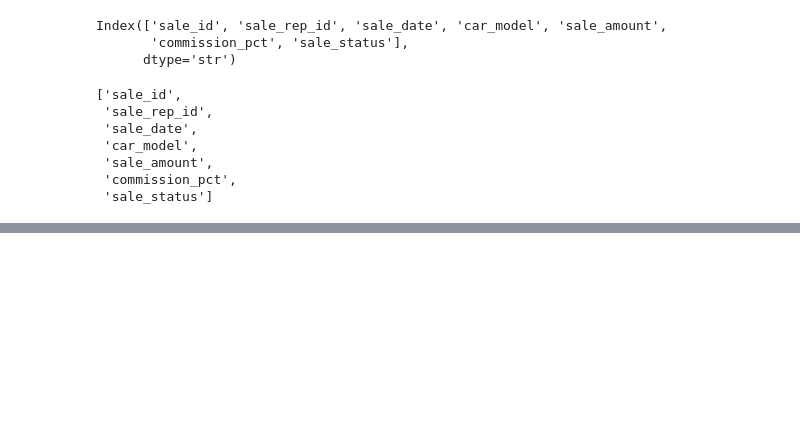
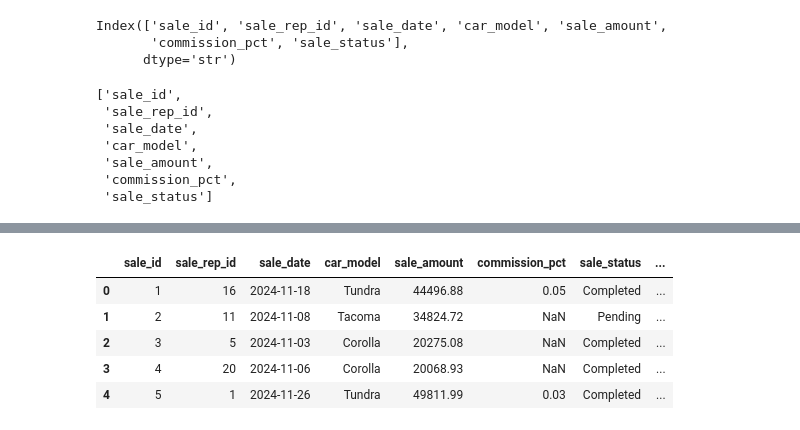
Before and after one commit to JoshiNirdesh/Learn-Python, a Jupyter notebook: pandas/pan.ipynb, the cells around one changed output, grey strips where cells are left out. Drawn from its saved outputs; the diff is of its cells as text; code cells hidden in the pictures; blank space fills up the shorter version.

Commit message:
delimiter header name

```diff
--- a/pandas/pan.ipynb
+++ b/pandas/pan.ipynb
@@ -77,0 +113,15 @@ toyata_data.columns.to_list()
+# %%
+toyata_data = pd.read_csv("data-main/car_sales/toyota_sales_data_no_header.csv",
+                          delimiter=',',
+                          header=None,
+                          names=["sale_id","sale_rep_id","sale_date","car_model","sale_amount","commission_pct","sale_status","commission_amount"
+])
+# %%
+toyata_data.head()
+# %% [output]
+|  | sale_id | sale_rep_id | sale_date | car_model | sale_amount | commission_pct | sale_status | ... |
+| 0 | 1 | 16 | 2024-11-18 | Tundra | 44496.88 | 0.05 | Completed | ... |
+| 1 | 2 | 11 | 2024-11-08 | Tacoma | 34824.72 | NaN | Pending | ... |
+| 2 | 3 | 5 | 2024-11-03 | Corolla | 20275.08 | NaN | Completed | ... |
+| 3 | 4 | 20 | 2024-11-06 | Corolla | 20068.93 | NaN | Completed | ... |
+| 4 | 5 | 1 | 2024-11-26 | Tundra | 49811.99 | 0.03 | Completed | ... |
```
Also changed, not shown: parts of 3 cells of this notebook.
